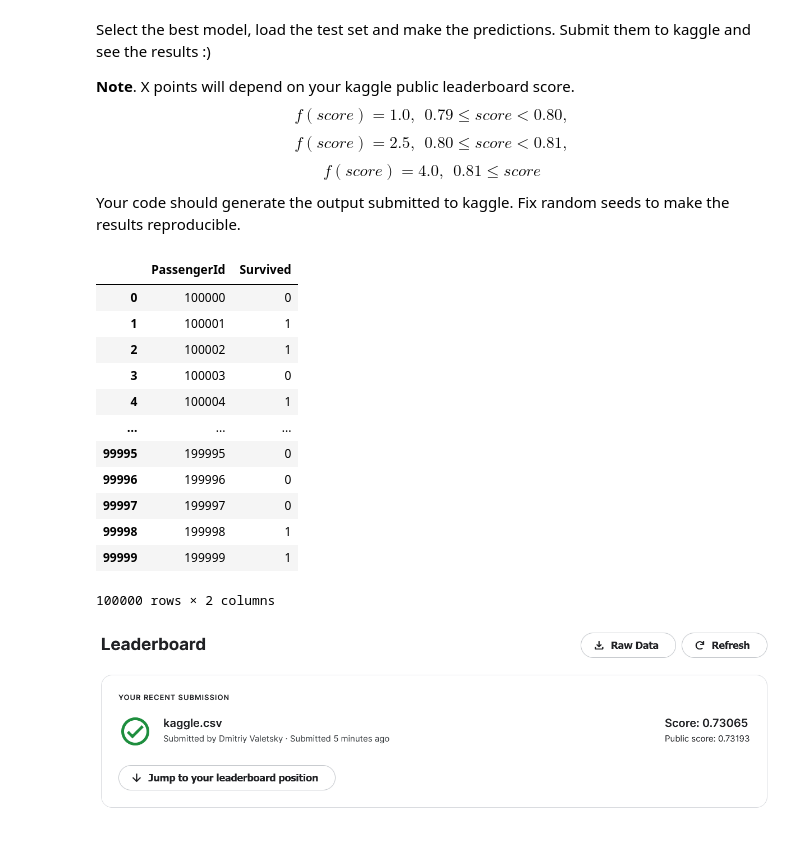
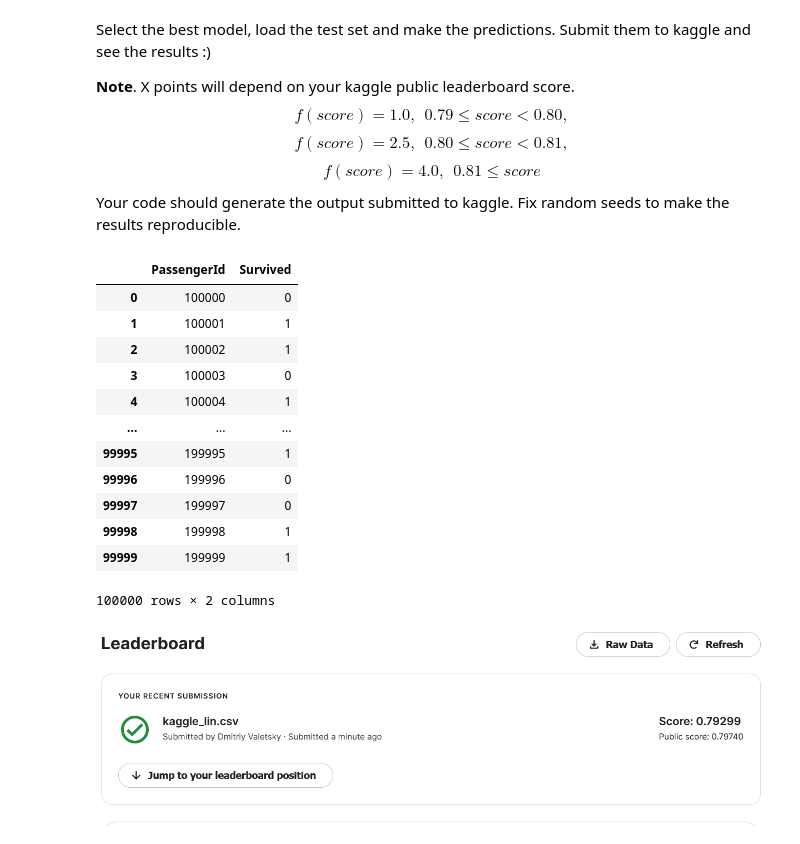
Before and after one commit to DimaValetsky/ml-intro, a Jupyter notebook: 5_classification_linear_knn/hw_classification.ipynb, the cells around one changed output. Cells and saved outputs as stored; diff of their text form; code cells hidden in the pictures.

Commit message:
chose linear regression to achieve higher score

```diff
--- a/5_classification_linear_knn/hw_classification.ipynb
+++ b/5_classification_linear_knn/hw_classification.ipynb
@@ -837,7 +880,7 @@ $$ f(score) = 2.5, \ \ 0.80 \leq score < 0.81,$$
 $$ f(score) = 4.0, \ \ 0.81 \leq score $$
 Your code should generate the output submitted to kaggle. Fix random seeds to make the results reproducible.
 # %%
-kaggle_data = pd.read_csv('kaggle.csv')
+kaggle_data = pd.read_csv('kaggle_lin.csv')
 kaggle_data
 # %% [output]
 |  | PassengerId | Survived |
@@ -847,7 +890,7 @@ kaggle_data
 | 3 | 100003 | 0 |
 | 4 | 100004 | 1 |
 | ... | ... | ... |
-| 99995 | 199995 | 0 |
+| 99995 | 199995 | 1 |
 | 99996 | 199996 | 0 |
 | 99997 | 199997 | 0 |
 | 99998 | 199998 | 1 |
@@ -855,6 +898,6 @@ kaggle_data
 100000 rows × 2 columns
 # %%
 from IPython.display import Image
-Image("dimer_score.png")
+Image("dimer_score_lin.png")
 # %% [output]
-[figure, old version]
+[figure, new version]
```
Also changed, not shown: parts of 19 cells of this notebook.
